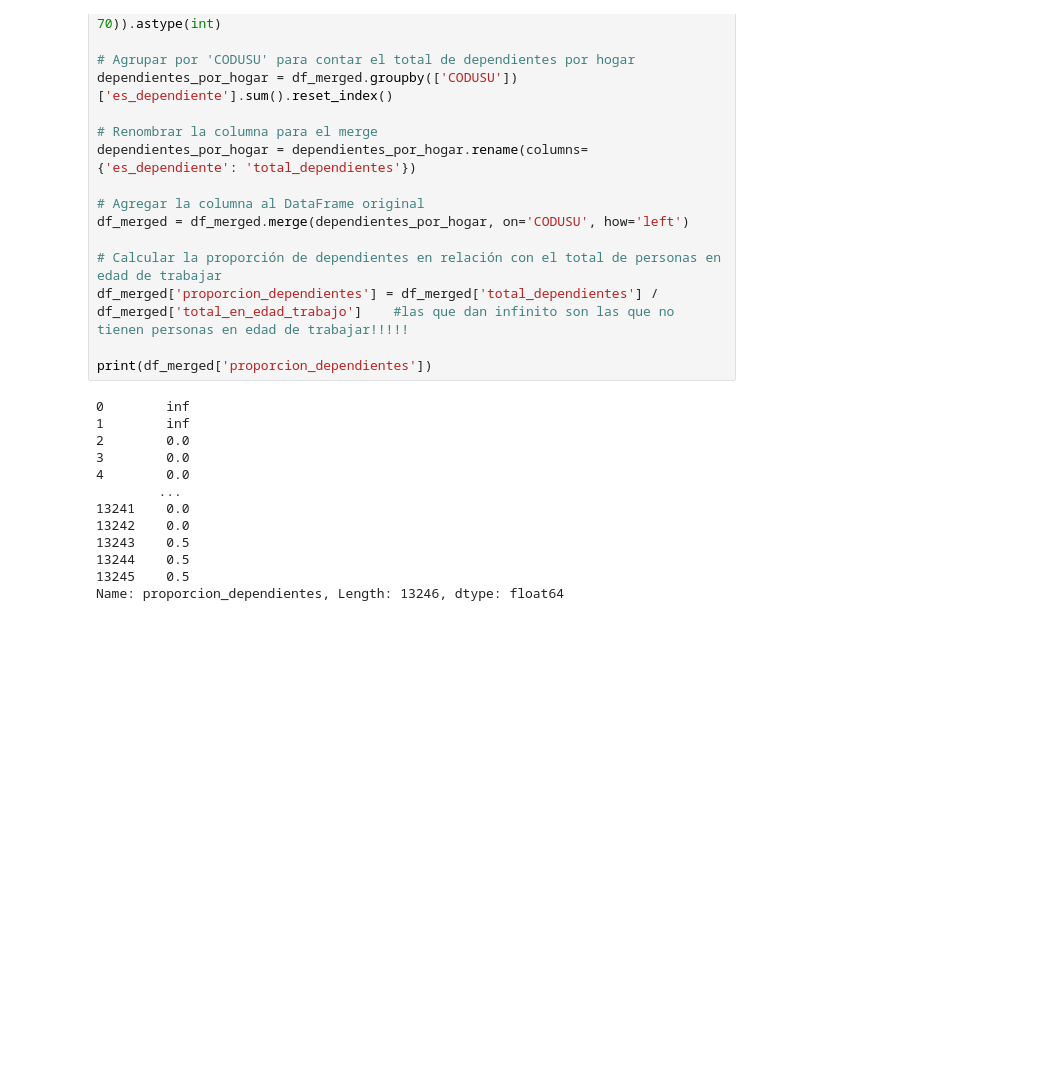
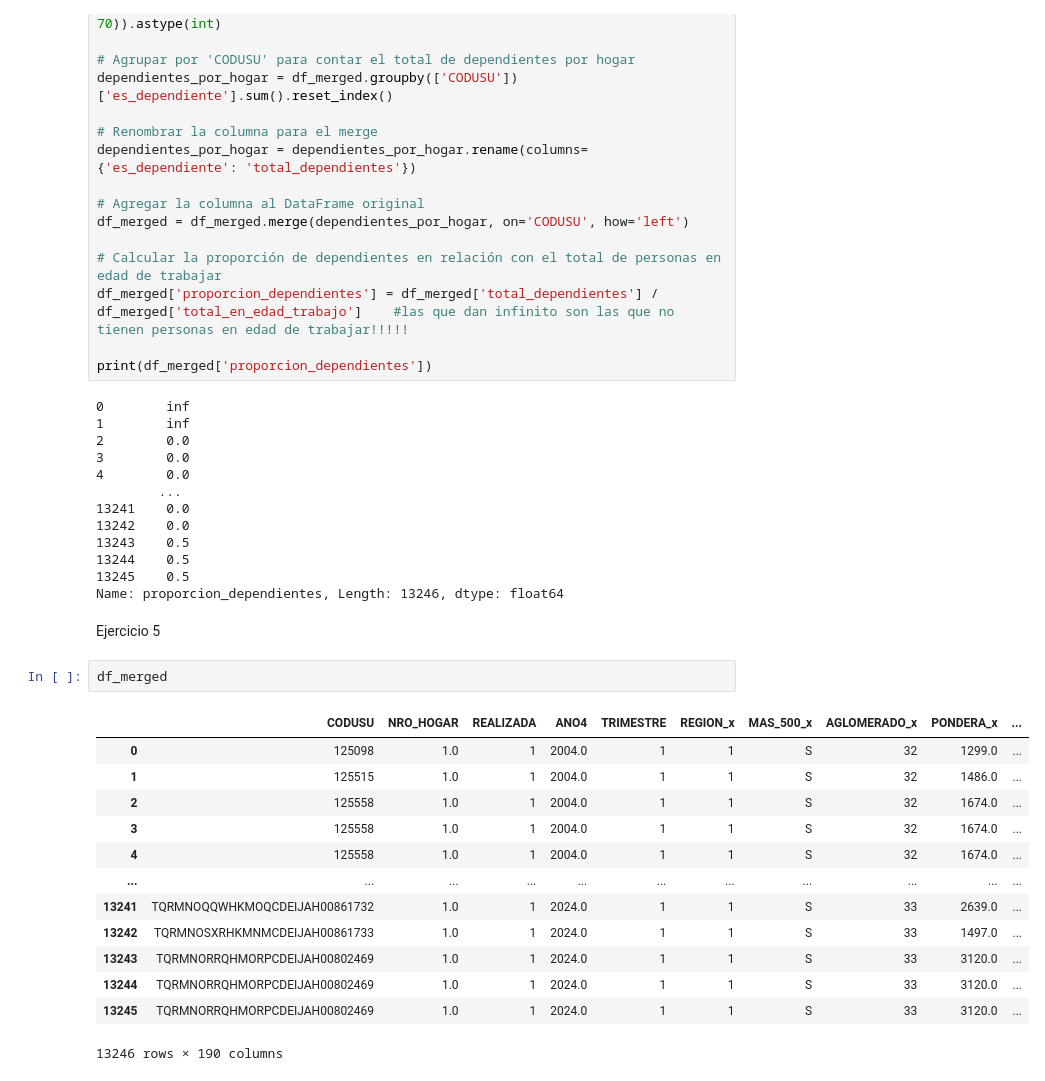
Before and after one commit to IaraWilliams/CC408-T2-2, a Jupyter notebook: TP4/TP4.ipynb, the cells around one changed output. Drawn from its saved outputs; the diff is of its cells as text; blank space fills up the shorter version.

```diff
--- a/TP4/TP4.ipynb
+++ b/TP4/TP4.ipynb
@@ -260,3 +283,21 @@ print(df_merged['proporcion_dependientes'])
 13244    0.5
 13245    0.5
 Name: proporcion_dependientes, Length: 13246, dtype: float64
+# %% [markdown]
+Ejercicio 5
+# %%
+df_merged
+# %% [output]
+|  | CODUSU | NRO_HOGAR | REALIZADA | ANO4 | TRIMESTRE | REGION_x | MAS_500_x | AGLOMERADO_x | PONDERA_x | ... |
+| 0 | 125098 | 1.0 | 1 | 2004.0 | 1 | 1 | S | 32 | 1299.0 | ... |
+| 1 | 125515 | 1.0 | 1 | 2004.0 | 1 | 1 | S | 32 | 1486.0 | ... |
+| 2 | 125558 | 1.0 | 1 | 2004.0 | 1 | 1 | S | 32 | 1674.0 | ... |
+| 3 | 125558 | 1.0 | 1 | 2004.0 | 1 | 1 | S | 32 | 1674.0 | ... |
+| 4 | 125558 | 1.0 | 1 | 2004.0 | 1 | 1 | S | 32 | 1674.0 | ... |
+| ... | ... | ... | ... | ... | ... | ... | ... | ... | ... | ... |
+| 13241 | TQRMNOQQWHKMOQCDEIJAH00861732 | 1.0 | 1 | 2024.0 | 1 | 1 | S | 33 | 2639.0 | ... |
+| 13242 | TQRMNOSXRHKMNMCDEIJAH00861733 | 1.0 | 1 | 2024.0 | 1 | 1 | S | 33 | 1497.0 | ... |
+| 13243 | TQRMNORRQHMORPCDEIJAH00802469 | 1.0 | 1 | 2024.0 | 1 | 1 | S | 33 | 3120.0 | ... |
+| 13244 | TQRMNORRQHMORPCDEIJAH00802469 | 1.0 | 1 | 2024.0 | 1 | 1 | S | 33 | 3120.0 | ... |
+| 13245 | TQRMNORRQHMORPCDEIJAH00802469 | 1.0 | 1 | 2024.0 | 1 | 1 | S | 33 | 3120.0 | ... |
+13246 rows × 190 columns
```
Also changed, not shown: parts of 8 cells of this notebook.
